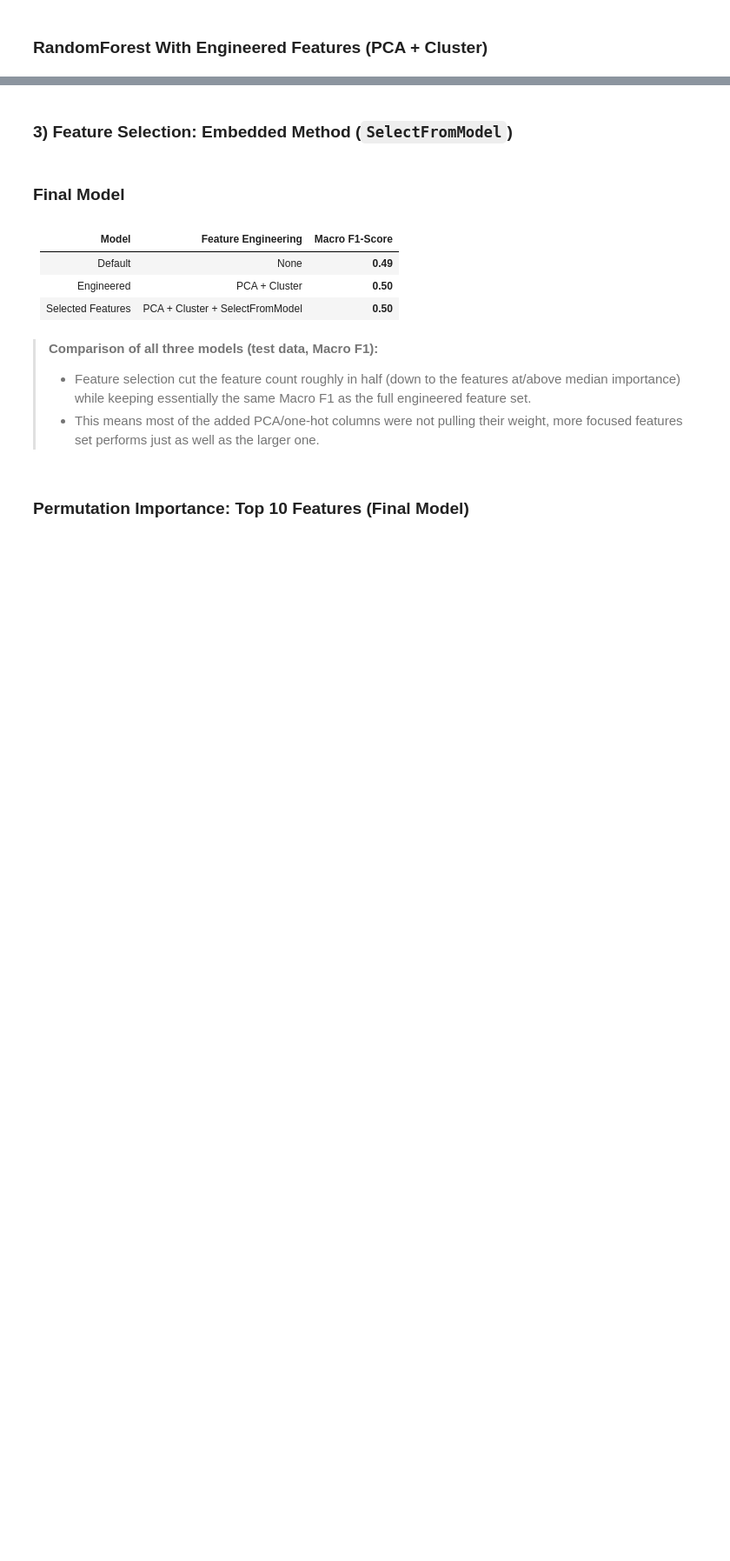
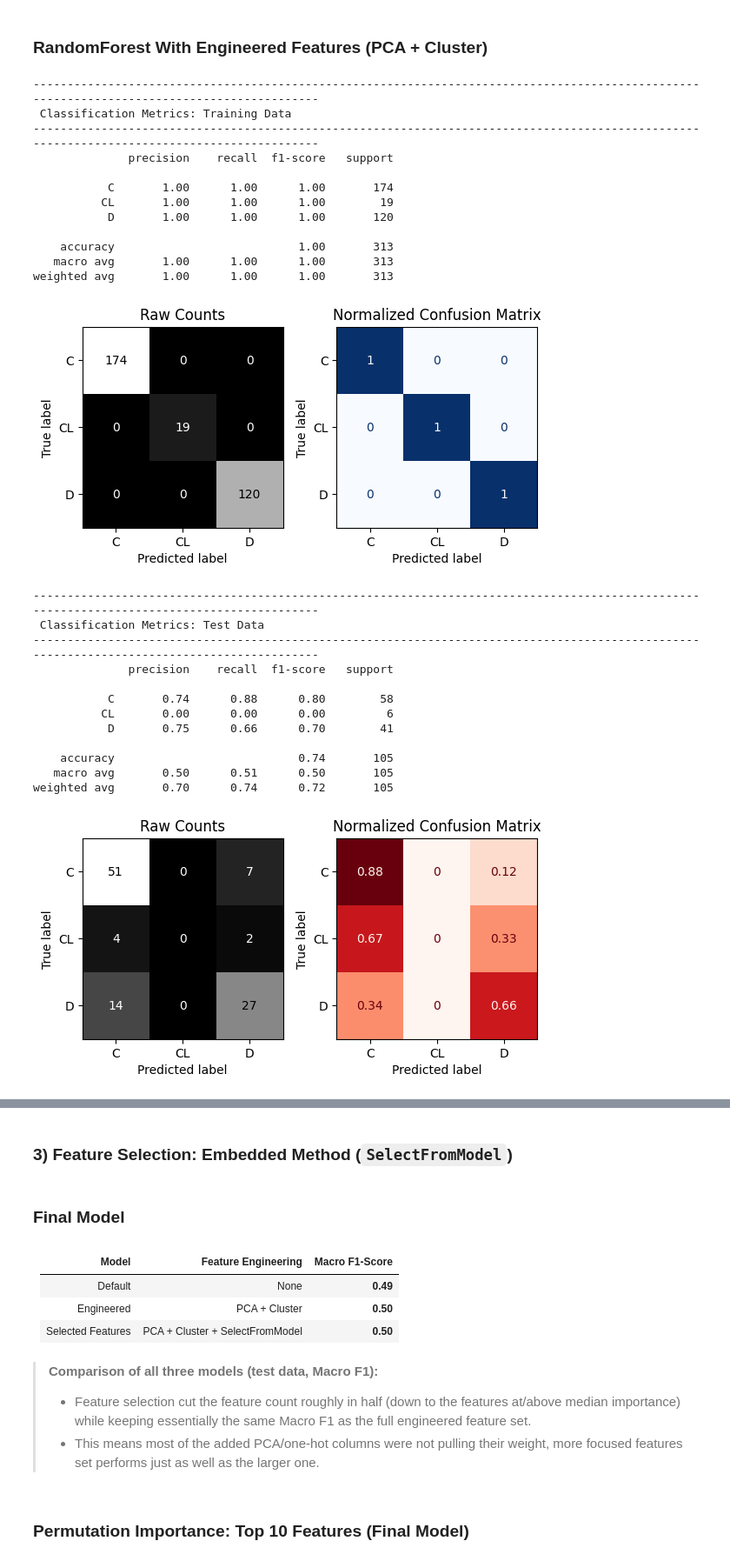
Before and after one commit to swirita/Cirrhosis-Prediction, a Jupyter notebook: Cirrhosis_Prediction.ipynb, the cells around one changed output, grey strips where cells are left out. Shown at 87% size. Cells and saved outputs as stored; diff of their text form; code cells hidden in the pictures; blank space fills up the shorter version.

```diff
--- a/Cirrhosis_Prediction.ipynb
+++ b/Cirrhosis_Prediction.ipynb
@@ -1059,0 +1112,13 @@ X_train_fe.head()
+# %%
+X_train_combined = X_train.reset_index(drop=True).copy()
+X_test_combined = X_test.reset_index(drop=True).copy()
+
+# add the PCA columns
+X_train_combined[['pca0', 'pca1', 'pca2']] = pc_train.reset_index(drop=True)
+X_test_combined[['pca0', 'pca1', 'pca2']] = pc_test.reset_index(drop=True)
+
+# add the Cluster column
+X_train_combined['Cluster'] = cluster_labels_train
+X_test_combined['Cluster'] = cluster_labels_test
+
+X_train_combined.head()
@@ -1060,8 +1133,44 @@ X_train_fe.head()
 # %% [markdown]
 ### RandomForest With Engineered Features (PCA + Cluster)
+# %%
+engineered_cols = ['pca0', 'pca1', 'pca2', 'Cluster']
+engineered_tuple = ('Engineered_features', 'passthrough', engineered_cols)
+
+preprocessor_combined = ColumnTransformer(
+    [num_tuple, ord_tuple, ohe_tuple, engineered_tuple],
+    verbose_feature_names_out=False
+)
 # %%
-rf = RandomForestClassifier(random_state=42)
+rf_combined = RandomForestClassifier(random_state=42)
+rf_combined_pipe = make_pipeline(preprocessor_combined, rf_combined)
 
-rf.fit(X_train_fe, y_train)
+rf_combined_pipe.fit(X_train_combined, y_train)
 
-evaluate_classification(rf,X_train_fe, y_train, X_test_fe, y_test)
+evaluate_classification(rf_combined_pipe, X_train_combined, y_train, X_test_combined, y_test)
+# %% [output]
+--------------------------------------------------------------------------------------------------------------------------------------------
+ Classification Metrics: Training Data
+--------------------------------------------------------------------------------------------------------------------------------------------
+              precision    recall  f1-score   support
+
+           C       1.00      1.00      1.00       174
+          CL       1.00      1.00      1.00        19
+           D       1.00      1.00      1.00       120
+
+    accuracy                           1.00       313
+   macro avg       1.00      1.00      1.00       313
+weighted avg       1.00      1.00      1.00       313
+[figure, added]
+--------------------------------------------------------------------------------------------------------------------------------------------
+ Classification Metrics: Test Data
+--------------------------------------------------------------------------------------------------------------------------------------------
+              precision    recall  f1-score   support
+
+           C       0.74      0.88      0.80        58
+          CL       0.00      0.00      0.00         6
+           D       0.75      0.66      0.70        41
+
+    accuracy                           0.74       105
+   macro avg       0.50      0.51      0.50       105
+weighted avg       0.70      0.74      0.72       105
+[figure, added]
```
Also changed, not shown: parts of 15 cells of this notebook.
